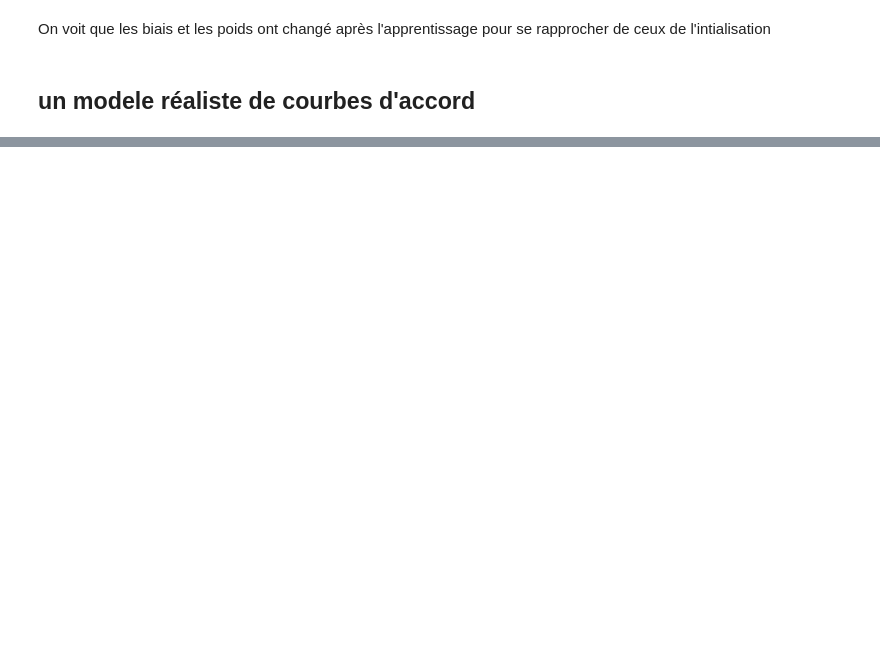
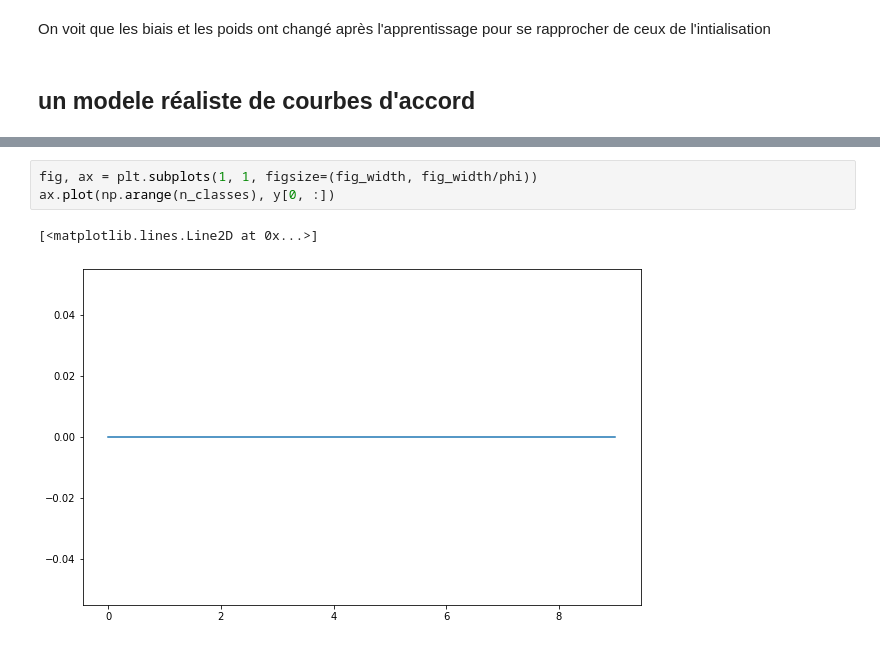
Before and after one commit to camillebesnainou/2022-01-10-polychrony, a Jupyter notebook: 2022-01-24-logistic-regression.ipynb, the cells around one changed output, grey strips where cells are left out. Drawn from its saved outputs; the diff is of its cells as text; blank space fills up the shorter version.

```diff
--- a/2022-01-24-logistic-regression.ipynb
+++ b/2022-01-24-logistic-regression.ipynb
@@ -359,0 +405,6 @@ NameError: name 'fig_width' is not defined
+# %%
+fig, ax = plt.subplots(1, 1, figsize=(fig_width, fig_width/phi))
+ax.plot(np.arange(n_classes), y[0, :])
+# %% [output]
+[<matplotlib.lines.Line2D at 0x...>]
+[figure, added]
```
Also changed, not shown: parts of 23 cells of this notebook.
